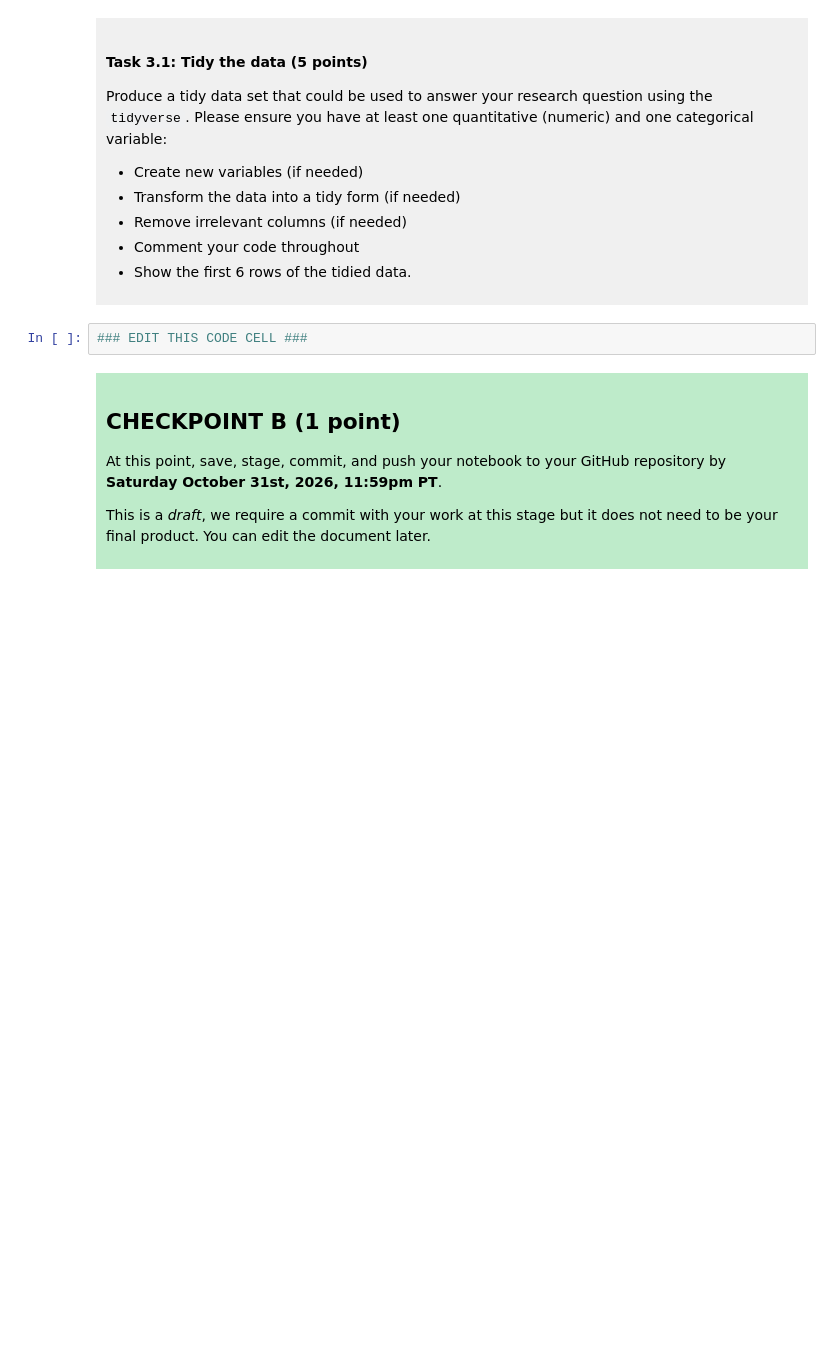
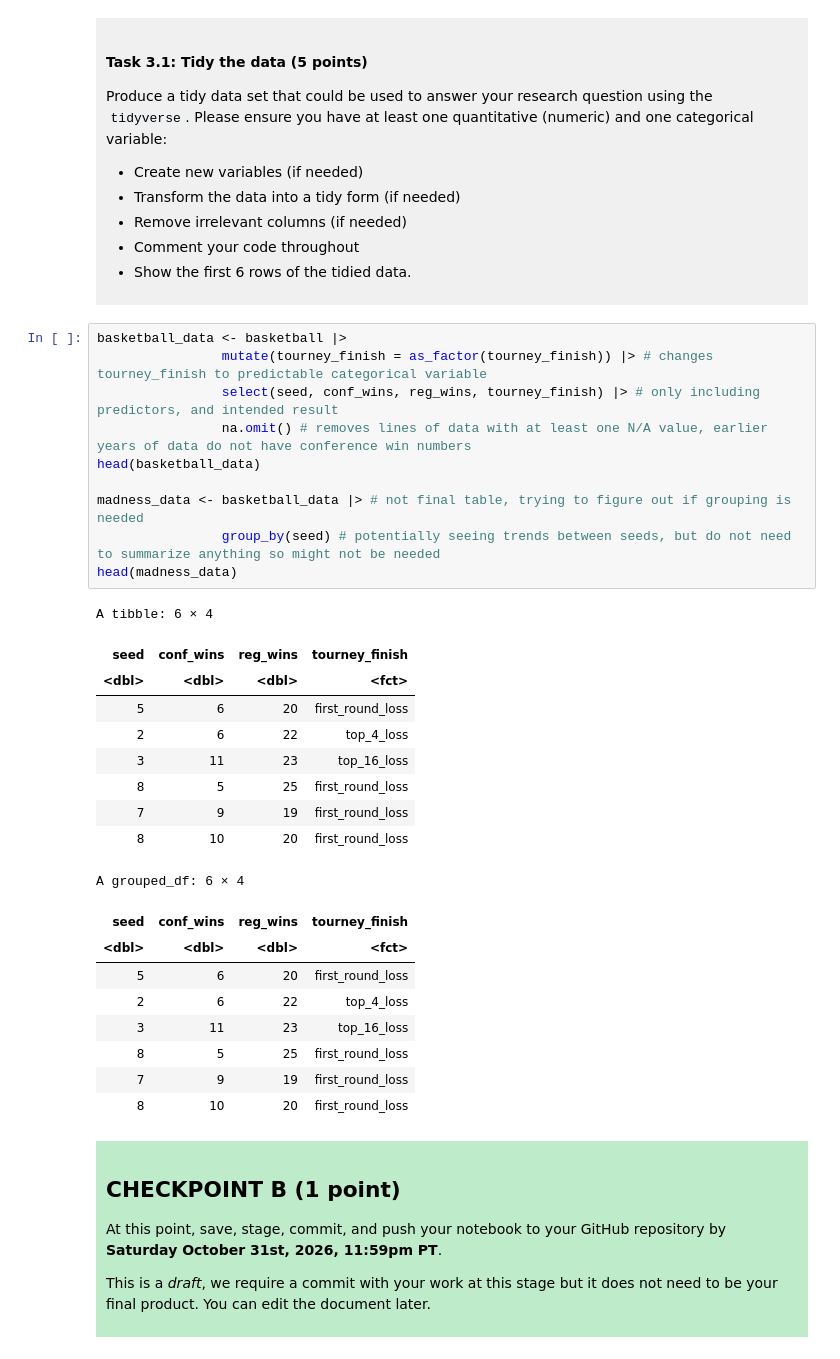
Before and after one commit to kh0-1/dsci-100-project-kimberly-ho, a Jupyter notebook: dsci-100-project-notebook.ipynb, the cells around one changed output. Saved outputs shown, nothing was run; the diff lists cells and outputs as text; blank space fills up the shorter version.

```diff
--- a/dsci-100-project-notebook.ipynb
+++ b/dsci-100-project-notebook.ipynb
@@ -189,7 +211,34 @@ Produce a tidy data set that could be used to answer your research question usin
 
 </div>
 # %%
-### EDIT THIS CODE CELL ###
+basketball_data <- basketball |>
+                mutate(tourney_finish = as_factor(tourney_finish)) |> # changes tourney_finish to predictable categorical variable
+                select(seed, conf_wins, reg_wins, tourney_finish) |> # only including predictors, and intended result
+                na.omit() # removes lines of data with at least one N/A value, earlier years of data do not have conference win numbers
+head(basketball_data)
+
+madness_data <- basketball_data |> # not final table, trying to figure out if grouping is needed
+                group_by(seed) # potentially seeing trends between seeds, but do not need to summarize anything so might not be needed
+head(madness_data)
+# %% [output]
+A tibble: 6 × 4
+| seed | conf_wins | reg_wins | tourney_finish |
+| <dbl> | <dbl> | <dbl> | <fct> |
+| 5 | 6 | 20 | first_round_loss |
+| 2 | 6 | 22 | top_4_loss |
+| 3 | 11 | 23 | top_16_loss |
+| 8 | 5 | 25 | first_round_loss |
+| 7 | 9 | 19 | first_round_loss |
+| 8 | 10 | 20 | first_round_loss |
+A grouped_df: 6 × 4
+| seed | conf_wins | reg_wins | tourney_finish |
+| <dbl> | <dbl> | <dbl> | <fct> |
+| 5 | 6 | 20 | first_round_loss |
+| 2 | 6 | 22 | top_4_loss |
+| 3 | 11 | 23 | top_16_loss |
+| 8 | 5 | 25 | first_round_loss |
+| 7 | 9 | 19 | first_round_loss |
+| 8 | 10 | 20 | first_round_loss |
 # %% [markdown]
 <div style="background-color: #beebca; padding: 10px;">
 
```
Also changed, not shown: parts of 3 cells of this notebook.
